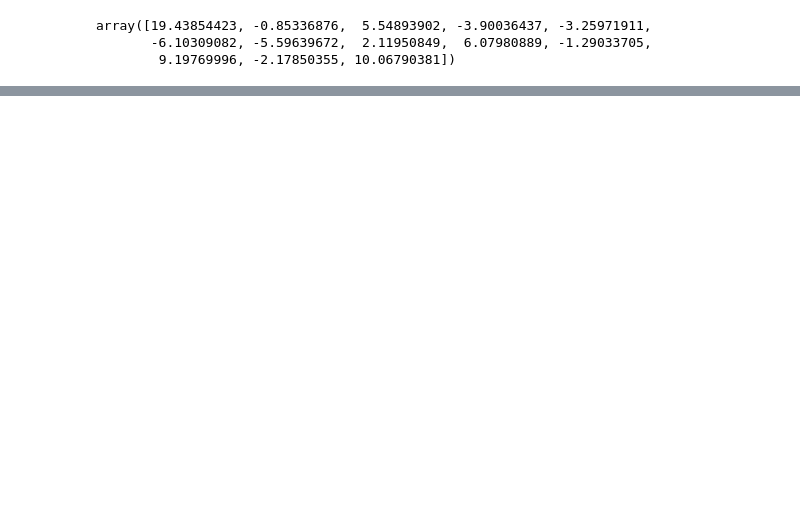
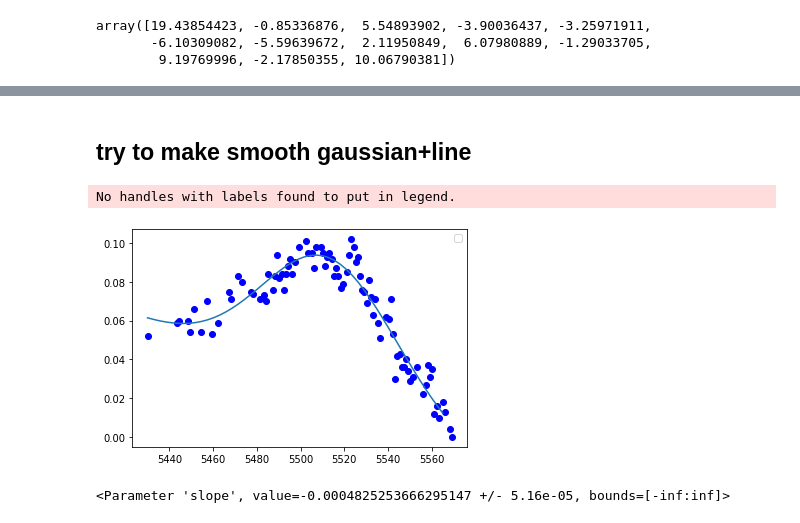
Before and after one commit to lenatreiber/LXP69.5, a Jupyter notebook: LXP69.5FlareModelling.ipynb, the cells around one changed output, grey strips where cells are left out. Cells and saved outputs as stored; diff of their text form; code cells hidden in the pictures; blank space fills up the shorter version.

```diff
--- a/LXP69.5FlareModelling.ipynb
+++ b/LXP69.5FlareModelling.ipynb
@@ -1715,0 +1808,2 @@ array([19.43854423, -0.85336876,  5.54893902, -3.90036437, -3.25971911,
+# %% [markdown]
+## try to make smooth gaussian+line
@@ -1715,0 +1814,45 @@ array([19.43854423, -0.85336876,  5.54893902, -3.90036437, -3.25971911,
+# %%
+ind = 0
+data = sog4
+mags = 1
+offset = 0
+x = data['MJD-50000'][flareinds[0][0]:flareinds[0][1]]
+#default mag 1 is original data; 5 is detrended
+if mags == 1: imag = data['I mag']
+else: imag = data['I detrend 2']
+y = offset + np.max(imag[flareinds[ind][0]:flareinds[ind][1]]) - imag[flareinds[ind][0]:flareinds[ind][1]]
+mod = Model(f.gaussian) + Model(f.line)
+mod2 = Model(f.gaussian) + Model(f.line)
+#using guesses from gaussian model
+
+gf = gout[ind].best_values #getting guesses from previous fit (just gaussian)
+amp, cen, wid = gf['amplitude'], gf['center'], gf['sigma']
+pars = mod.make_params(amp=amp, cen=cen, wid=wid, slope=0, intercept=1)
+pars['amp'].min = 0.0
+#center constrained to be within 30 days of .05 offset center
+pars['cen'].min = cen-30
+pars['cen'].max = cen+30
+#positive width
+pars['wid'].min = 0.0
+
+result = mod.fit(y, pars, x=x)
+pars2 = mod2.make_params(amp=result.params['amp'].value,cen=result.params['cen'].value,wid=result.params['wid'].value,
+                      slope=result.params['slope'].value,intercept=result.params['intercept'].value)
+x2 = np.linspace(5430,5565)
+y2 = np.interp(x2,x,y)
+result2 = mod2.fit(y2,pars2,x=x2)
+
+plt.plot(x, y, 'bo')
+plt.plot(x2,result2.init_fit)
+#plot best fit model and center
+#plt.plot(x, result.best_fit, 'r-', label='best fit')
+#plt.axvline(result.best_values['cen'],color='black')
+plt.legend(loc='best')
+plt.show()
+# %% [output]
+No handles with labels found to put in legend.
+[figure, added]
+# %%
+result.params['slope']
+# %% [output]
+<Parameter 'slope', value=-0.0004825253666295147 +/- 5.16e-05, bounds=[-inf:inf]>
```
Also changed, not shown: parts of 68 cells of this notebook.
